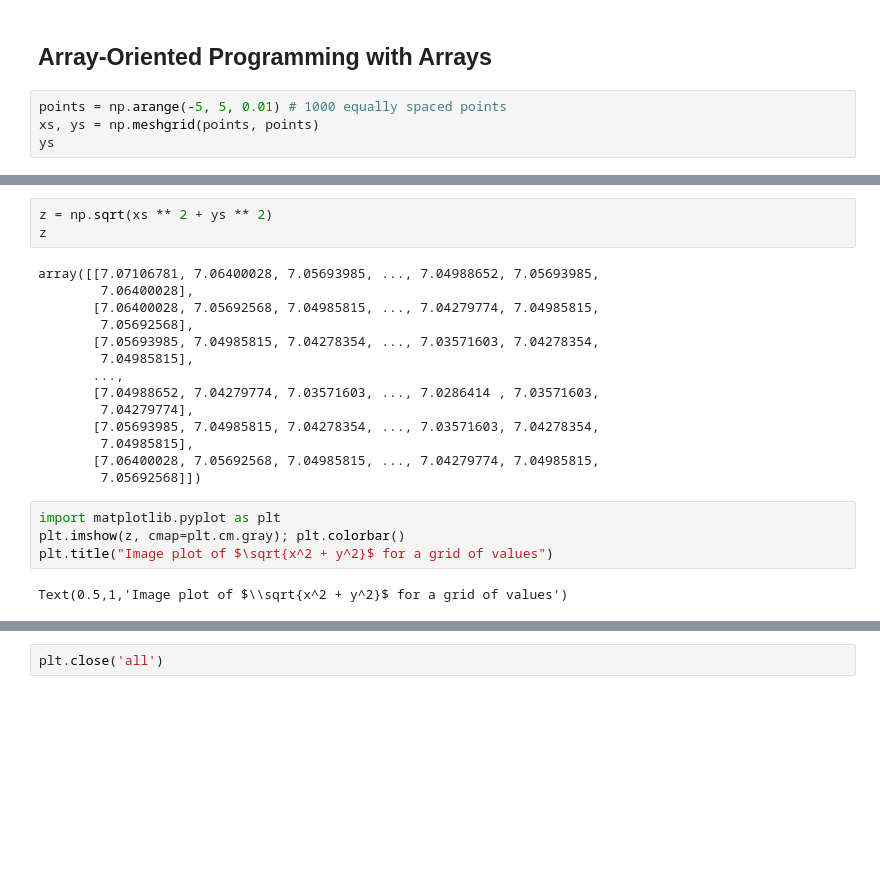
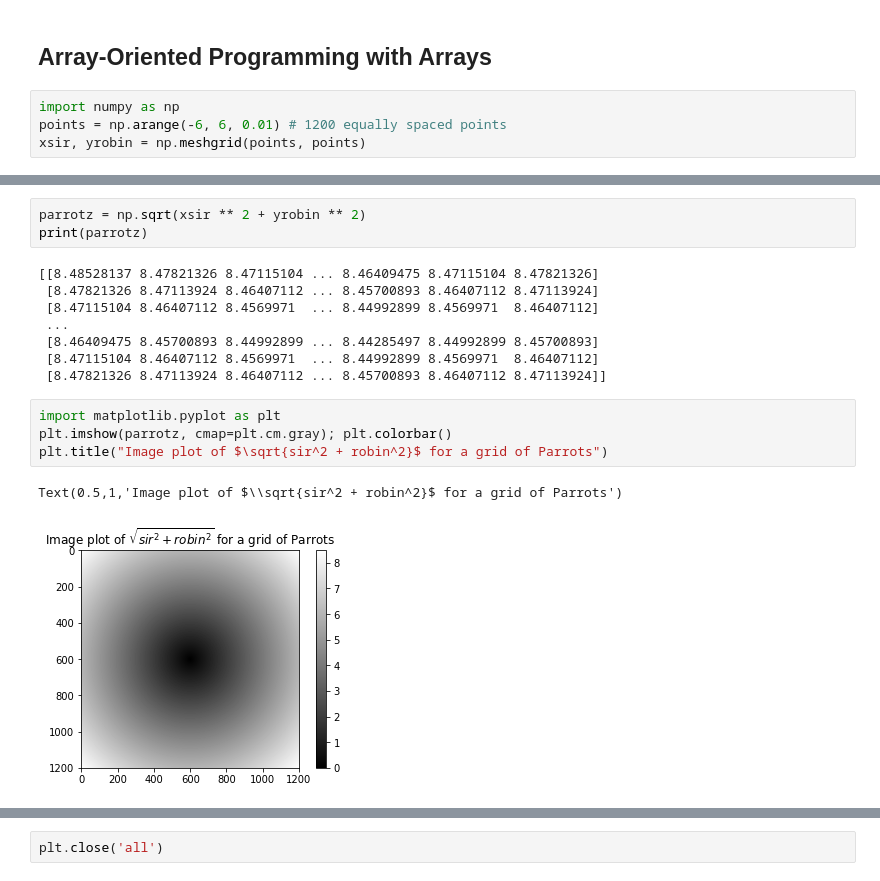
Before and after one commit to worker-bee-micah/practice-only, a Jupyter notebook: 00_mt_numpy_codebase.ipynb, the cells around one changed output, grey strips where cells are left out. Drawn from its saved outputs; the diff is of its cells as text; blank space fills up the shorter version.

```diff
--- a/00_mt_numpy_codebase.ipynb
+++ b/00_mt_numpy_codebase.ipynb
@@ -302,6 +437,6 @@ arr
 # %% [markdown]
 ## Array-Oriented Programming with Arrays
 # %%
-points = np.arange(-5, 5, 0.01) # 1000 equally spaced points
-xs, ys = np.meshgrid(points, points)
-ys
+import numpy as np
+points = np.arange(-6, 6, 0.01) # 1200 equally spaced points
+xsir, yrobin = np.meshgrid(points, points)
@@ -316,25 +450,20 @@ array([[-5.  , -5.  , -5.  , ..., -5.  , -5.  , -5.  ],
 # %%
-z = np.sqrt(xs ** 2 + ys ** 2)
-z
+parrotz = np.sqrt(xsir ** 2 + yrobin ** 2)
+print(parrotz)
 # %% [output]
-array([[7.07106781, 7.06400028, 7.05693985, ..., 7.04988652, 7.05693985,
-        7.06400028],
-       [7.06400028, 7.05692568, 7.04985815, ..., 7.04279774, 7.04985815,
-        7.05692568],
-       [7.05693985, 7.04985815, 7.04278354, ..., 7.03571603, 7.04278354,
-        7.04985815],
-       ...,
-       [7.04988652, 7.04279774, 7.03571603, ..., 7.0286414 , 7.03571603,
-        7.04279774],
-       [7.05693985, 7.04985815, 7.04278354, ..., 7.03571603, 7.04278354,
-        7.04985815],
-       [7.06400028, 7.05692568, 7.04985815, ..., 7.04279774, 7.04985815,
-        7.05692568]])
+[[8.48528137 8.47821326 8.47115104 ... 8.46409475 8.47115104 8.47821326]
+ [8.47821326 8.47113924 8.46407112 ... 8.45700893 8.46407112 8.47113924]
+ [8.47115104 8.46407112 8.4569971  ... 8.44992899 8.4569971  8.46407112]
+ ...
+ [8.46409475 8.45700893 8.44992899 ... 8.44285497 8.44992899 8.45700893]
+ [8.47115104 8.46407112 8.4569971  ... 8.44992899 8.4569971  8.46407112]
+ [8.47821326 8.47113924 8.46407112 ... 8.45700893 8.46407112 8.47113924]]
 # %%
 import matplotlib.pyplot as plt
-plt.imshow(z, cmap=plt.cm.gray); plt.colorbar()
-plt.title("Image plot of $\sqrt{x^2 + y^2}$ for a grid of values")
+plt.imshow(parrotz, cmap=plt.cm.gray); plt.colorbar()
+plt.title("Image plot of $\sqrt{sir^2 + robin^2}$ for a grid of Parrots")
 # %% [output]
-Text(0.5,1,'Image plot of $\\sqrt{x^2 + y^2}$ for a grid of values')
+Text(0.5,1,'Image plot of $\\sqrt{sir^2 + robin^2}$ for a grid of Parrots')
+[figure, added]
 # %%
 plt.draw()
```
Also changed, not shown: parts of 128 cells of this notebook.
